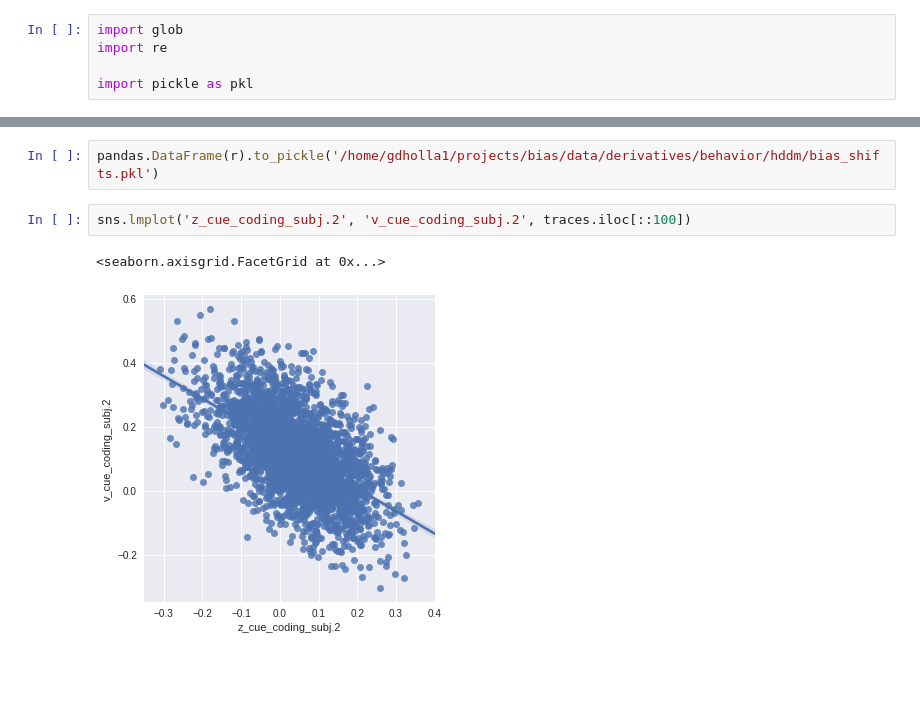
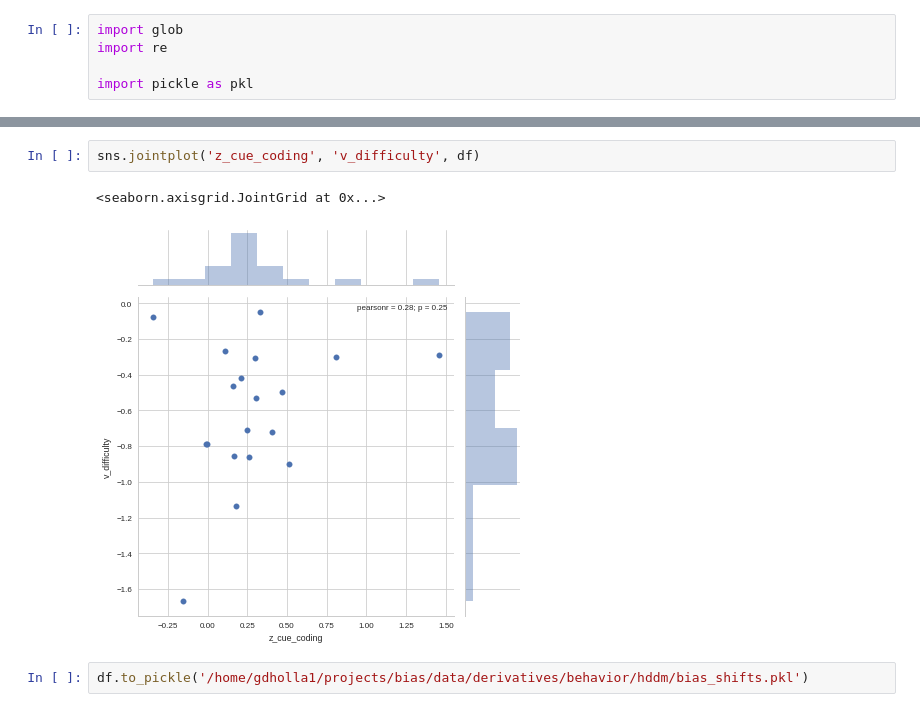
Before and after one commit to Gilles86/bias_project, a Jupyter notebook: notebooks/behavior/Analyze HDDM models.ipynb, the cells around one changed output, grey strips where cells are left out. Drawn from its saved outputs; the diff is of its cells as text; blank space fills up the shorter version.

Commit message:
Behavior

```diff
--- a/notebooks/behavior/Analyze HDDM models.ipynb
+++ b/notebooks/behavior/Analyze HDDM models.ipynb
@@ -235,7 +120,7 @@ plt.axvline(0, c='k', ls='--')
+# %%
+sns.jointplot('z_cue_coding', 'v_difficulty', df)
+# %% [output]
+<seaborn.axisgrid.JointGrid at 0x...>
+[figure, added]
 # %%
-pandas.DataFrame(r).to_pickle('/home/gdholla1/projects/bias/data/derivatives/behavior/hddm/bias_shifts.pkl')
+df.to_pickle('/home/gdholla1/projects/bias/data/derivatives/behavior/hddm/bias_shifts.pkl')
-# %%
-sns.lmplot('z_cue_coding_subj.2', 'v_cue_coding_subj.2', traces.iloc[::100])
-# %% [output]
-<seaborn.axisgrid.FacetGrid at 0x...>
-[figure, removed]
```
Also changed, not shown: parts of 35 cells of this notebook, 2 other files.
